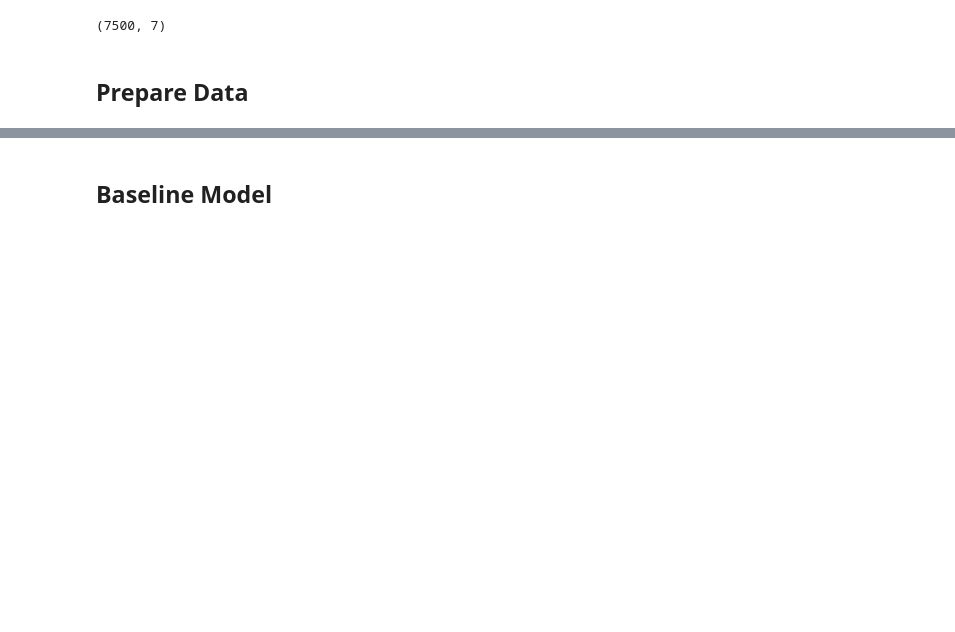
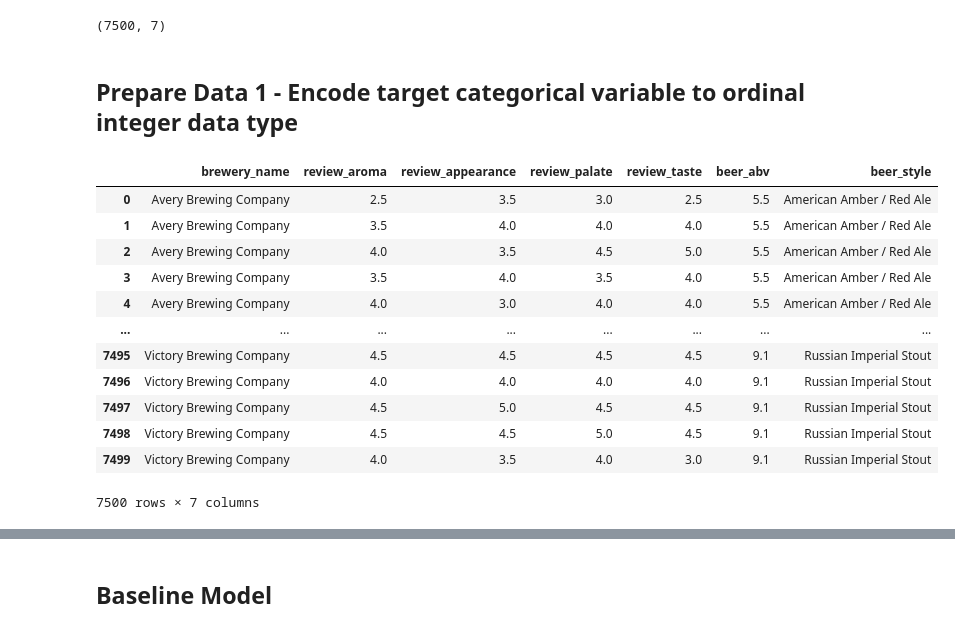
Before and after one commit to PeRoBr/adv_dsi_at_2, a Jupyter notebook: notebooks/at_2_nn_modelling_preparation.ipynb, the cells around one changed output, grey strips where cells are left out. Cells and saved outputs as stored; diff of their text form; code cells hidden in the pictures; blank space fills up the shorter version.

```diff
--- a/notebooks/at_2_nn_modelling_preparation.ipynb
+++ b/notebooks/at_2_nn_modelling_preparation.ipynb
@@ -32,9 +38,25 @@ df.shape
 # %% [output]
 (7500, 7)
 # %% [markdown]
-## Prepare Data
+## Prepare Data 1 - Encode target categorical variable to ordinal integer data type
 # %%
 df_cleaned = df.copy()
+# %%
+df_cleaned
+# %% [output]
+|  | brewery_name | review_aroma | review_appearance | review_palate | review_taste | beer_abv | beer_style |
+| 0 | Avery Brewing Company | 2.5 | 3.5 | 3.0 | 2.5 | 5.5 | American Amber / Red Ale |
+| 1 | Avery Brewing Company | 3.5 | 4.0 | 4.0 | 4.0 | 5.5 | American Amber / Red Ale |
+| 2 | Avery Brewing Company | 4.0 | 3.5 | 4.5 | 5.0 | 5.5 | American Amber / Red Ale |
+| 3 | Avery Brewing Company | 3.5 | 4.0 | 3.5 | 4.0 | 5.5 | American Amber / Red Ale |
+| 4 | Avery Brewing Company | 4.0 | 3.0 | 4.0 | 4.0 | 5.5 | American Amber / Red Ale |
+| ... | ... | ... | ... | ... | ... | ... | ... |
+| 7495 | Victory Brewing Company | 4.5 | 4.5 | 4.5 | 4.5 | 9.1 | Russian Imperial Stout |
+| 7496 | Victory Brewing Company | 4.0 | 4.0 | 4.0 | 4.0 | 9.1 | Russian Imperial Stout |
+| 7497 | Victory Brewing Company | 4.5 | 5.0 | 4.5 | 4.5 | 9.1 | Russian Imperial Stout |
+| 7498 | Victory Brewing Company | 4.5 | 4.5 | 5.0 | 4.5 | 9.1 | Russian Imperial Stout |
+| 7499 | Victory Brewing Company | 4.0 | 3.5 | 4.0 | 3.0 | 9.1 | Russian Imperial Stout |
+7500 rows × 7 columns
 # %%
 # Target variable must be converted to ordinal. Order ategories from most to least frequent, thus beer_style = 0 = American IPA = the mode of the data.
 # convert to int
```
Also changed, not shown: parts of 64 cells of this notebook, 7 other files.
